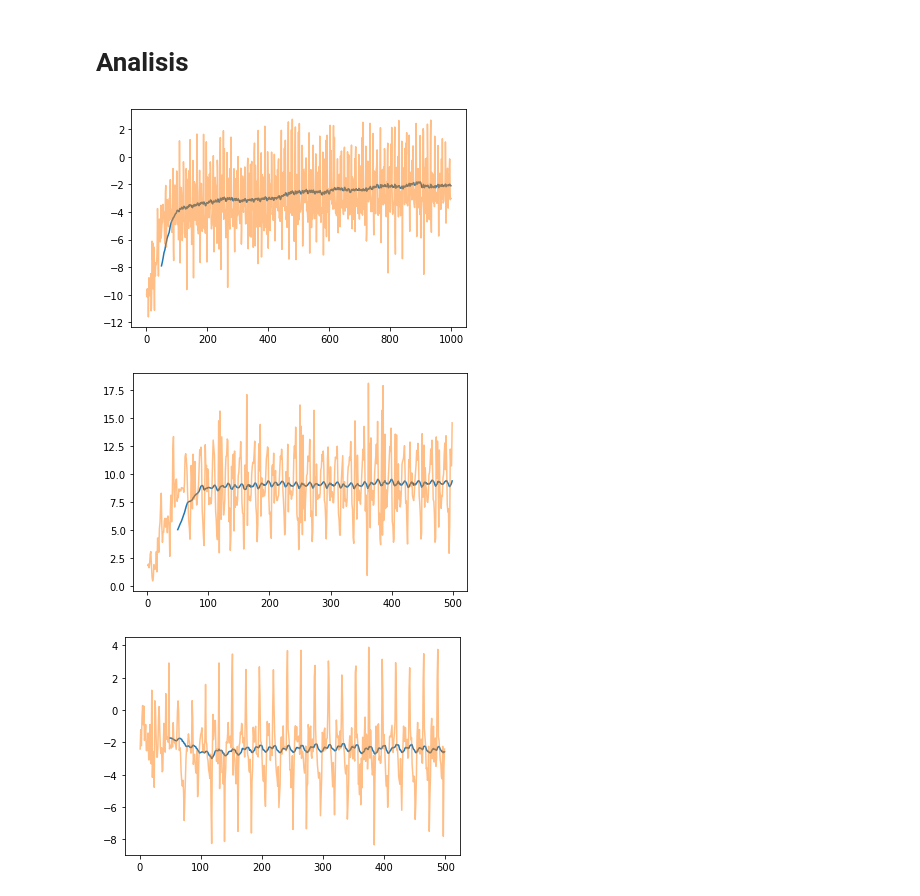
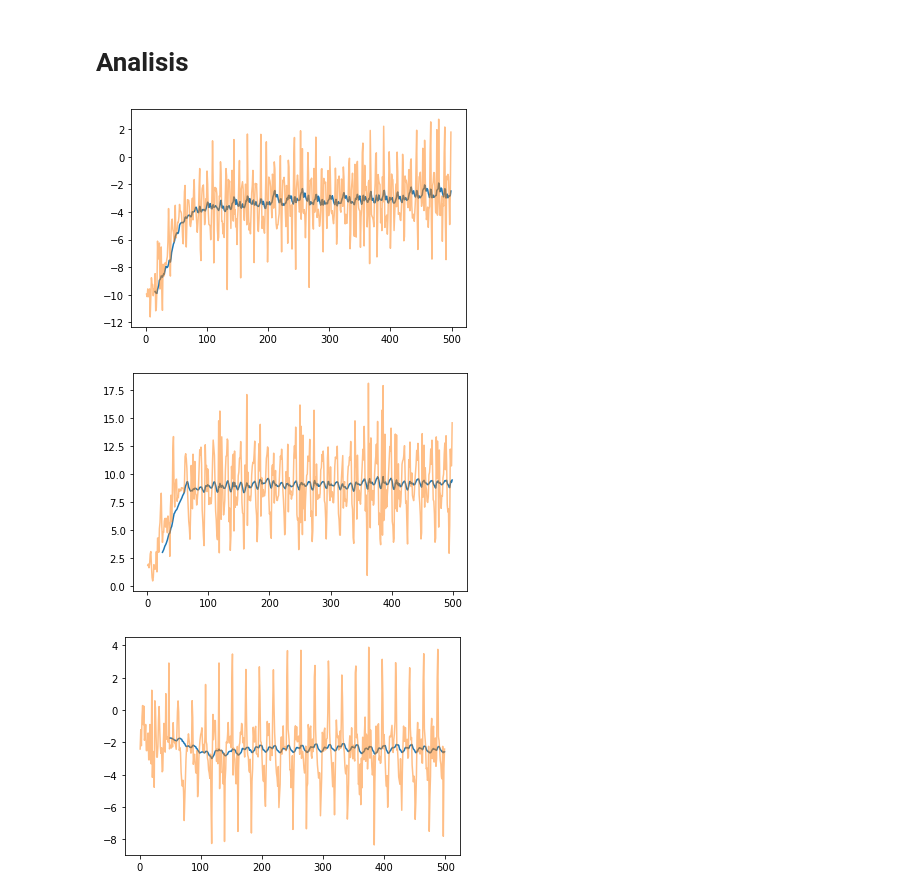
Before and after one commit to irvan91110/signal-data-filtering, a Jupyter notebook: Kelompok_2.ipynb, the cells around one changed output. Cells and saved outputs as stored; diff of their text form; code cells hidden in the pictures.

```diff
--- a/Kelompok_2.ipynb
+++ b/Kelompok_2.ipynb
@@ -61,17 +61,17 @@ def MVA_Filter(data,window_size):
   result = data.rolling(window=window_size).mean()
   return result
 # %%
-MVA_Filter(X,50).plot(label ='MVA')
-plt.plot(X, label='B', alpha = 0.5)
+MVA_Filter(X,15).plot(label ='MVA')
+plt.plot(X, label='X', alpha = 0.5)
 MVA_B = MVA_Filter(X,50)
 # %% [output]
-[figure, old version]
+[figure, new version]
 # %%
-MVA_Filter(Y,50).plot(label ='MVA')
-plt.plot(Y, label='C', alpha = 0.5)
+MVA_Filter(Y,25).plot(label ='MVA')
+plt.plot(Y, label='Y', alpha = 0.5)
 MVA_C = MVA_Filter(Y,50)
 # %% [output]
-[figure, old version]
+[figure, new version]
 # %%
 
 MVA_Filter(Z,50).plot(label ='MVA')
```
Also changed, not shown: parts of 4 cells of this notebook.
